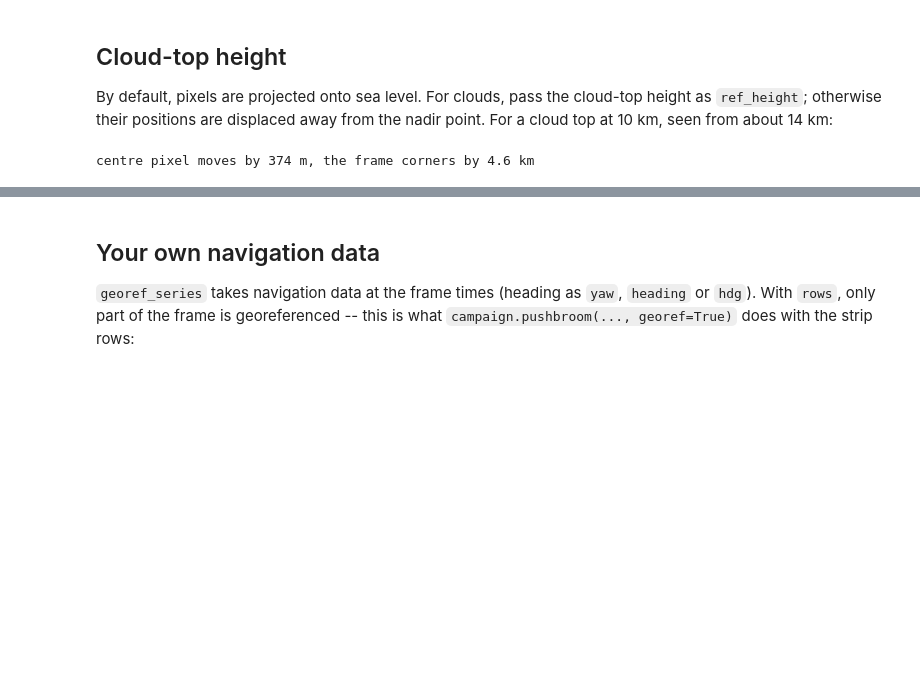
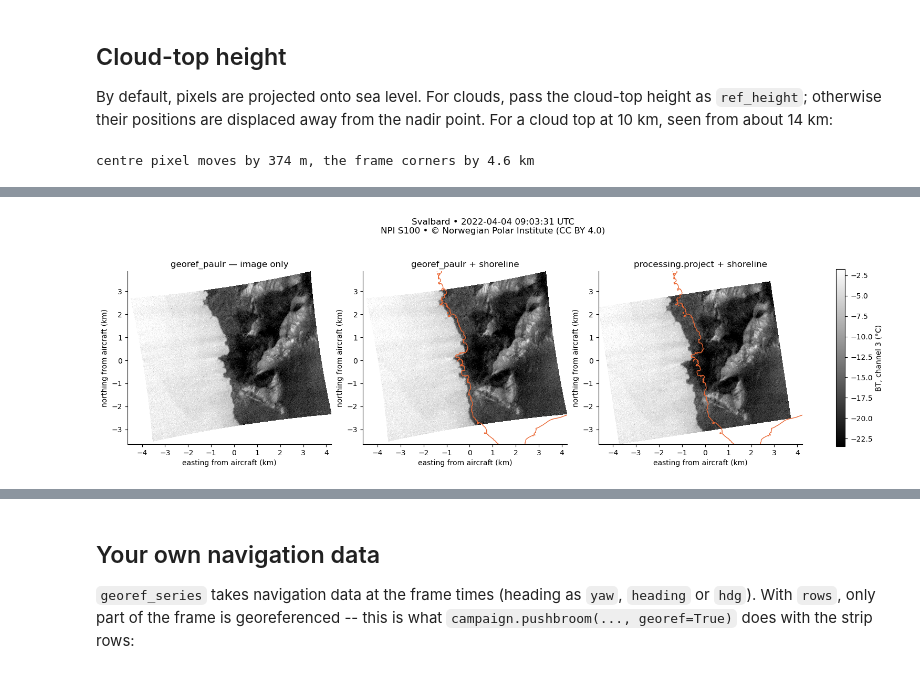
Before and after one commit to radiation-lim/pyVELOX, a Jupyter notebook: velox_tools/notebooks/03_georeferencing.ipynb, the cells around one changed output, grey strips where cells are left out. Saved outputs shown, nothing was run; the diff lists cells and outputs as text; code cells hidden in the pictures; blank space fills up the shorter version.

```diff
--- a/velox_tools/notebooks/03_georeferencing.ipynb
+++ b/velox_tools/notebooks/03_georeferencing.ipynb
@@ -185,0 +304,87 @@ centre pixel moves by 374 m, the frame corners by 4.6 km
+# %%
+# A local metric projection keeps the Arctic and tropical maps equally readable.
+coast_crs = CRS.from_proj4(
+    f'+proj=aeqd +lat_0={float(coast_nav.lat.values[0])} '
+    f'+lon_0={float(coast_nav.lon.values[0])} +datum=WGS84 +units=m')
+coast_transform = Transformer.from_crs('EPSG:4326', coast_crs, always_xy=True).transform
+coast_xy = {}
+for method, geometry in coast_geometries.items():
+    lon = geometry['lons'].isel(time=0).transpose('x', 'y').values
+    lat = geometry['lats'].isel(time=0).transpose('x', 'y').values
+    if not (np.isfinite(lon).all() and np.isfinite(lat).all()):
+        raise ValueError(f'{method}: non-finite pixel coordinates; choose another frame.')
+    coast_xy[method] = coast_transform(lon, lat)
+
+# Clip before projecting, retaining line segments rather than only coastline vertices.
+all_lon = np.concatenate([g['lons'].values.ravel() for g in coast_geometries.values()])
+all_lat = np.concatenate([g['lats'].values.ravel() for g in coast_geometries.values()])
+coast_box = box(all_lon.min() - 0.05, all_lat.min() - 0.05,
+                all_lon.max() + 0.05, all_lat.max() + 0.05)
+to_source = Transformer.from_crs('EPSG:4326', source_crs, always_xy=True)
+to_lonlat = Transformer.from_crs(source_crs, 'EPSG:4326', always_xy=True).transform
+native_bounds = to_source.transform_bounds(*coast_box.bounds)
+reader = shapereader.Reader(str(coastline_path), bbox=native_bounds)
+coast_parts = []
+for record in reader.records():
+    if coast_is_npi and record.attributes.get('OBJTYPE') != 'Kystkontur':
+        continue  # exclude artificial data limits and river/lake closing lines
+    geometry = record.geometry
+    if geometry.geom_type in ('Polygon', 'MultiPolygon'):
+        geometry = geometry.boundary  # BEFORE clipping: no artificial box edges
+    geometry = transform(to_lonlat, geometry)
+    if geometry.intersects(coast_box):
+        coast_parts.append(geometry.intersection(coast_box))
+reader.close()
+if not coast_parts:
+    raise ValueError('No reference shoreline near this frame; choose another coast_time or reference.')
+coast_reference = transform(coast_transform, unary_union(coast_parts))
+
+
+def coast_lines(geometry):
+    if geometry.geom_type in ('LineString', 'LinearRing'):
+        yield geometry
+    elif hasattr(geometry, 'geoms'):
+        for part in geometry.geoms:
+            yield from coast_lines(part)
+
+
+coast_reference_lines = list(coast_lines(coast_reference))
+if not coast_reference_lines:
+    raise ValueError('The reference must contain shoreline lines or land polygons.')
+coast_reference = unary_union(coast_reference_lines)
+finite_bt = coast_bt[np.isfinite(coast_bt)]
+if finite_bt.size == 0:
+    raise ValueError('No finite brightness temperatures in this frame.')
+coast_limits = np.percentile(finite_bt, [2, 98])
+
+
+def pixel_corners(centres):
+    """Interpolate corners and extrapolate the outer half-pixel for a rotated grid."""
+    padded = np.pad(centres, 1, mode='edge')
+    padded[0, 1:-1] = 2 * centres[0] - centres[1]
+    padded[-1, 1:-1] = 2 * centres[-1] - centres[-2]
+    padded[:, 0] = 2 * padded[:, 1] - padded[:, 2]
+    padded[:, -1] = 2 * padded[:, -2] - padded[:, -3]
+    return (padded[:-1, :-1] + padded[1:, :-1]
+            + padded[:-1, 1:] + padded[1:, 1:]) / 4
+
+fig, axes = plt.subplots(1, 3, figsize=(15, 5), layout='constrained')
+for ax, method, overlay in zip(
+        axes, ['georef_paulr', 'georef_paulr', 'processing.project'], [False, True, True]):
+    east, north = coast_xy[method]
+    mesh = ax.pcolormesh(pixel_corners(east) / 1000, pixel_corners(north) / 1000, coast_bt, shading='flat',
+                         cmap='gray', vmin=coast_limits[0], vmax=coast_limits[1], rasterized=True)
+    if overlay:
+        for line in coast_reference_lines:
+            x, y = line.xy
+            ax.plot(np.asarray(x) / 1000, np.asarray(y) / 1000, color='#eb6834', lw=1)
+    # Use the same extent for both methods; do not let the reference expand the axes.
+    all_east = np.concatenate([xy[0].ravel() for xy in coast_xy.values()]) / 1000
+    all_north = np.concatenate([xy[1].ravel() for xy in coast_xy.values()]) / 1000
+    ax.set(xlim=(all_east.min(), all_east.max()), ylim=(all_north.min(), all_north.max()),
+           xlabel='easting from aircraft (km)', ylabel='northing from aircraft (km)',
+           aspect='equal', title=method + (' + shoreline' if overlay else ' — image only'))
+fig.colorbar(mesh, ax=axes, label=f'BT, channel {coast_channel} (°C)', shrink=0.75)
+fig.suptitle(f'{site} • {pd.Timestamp(coast_ds.time.values[0])} UTC\n{coast_source}');
+# %% [output]
+[figure, added]
```
Also changed, not shown: parts of 7 cells of this notebook, 14 other files.
